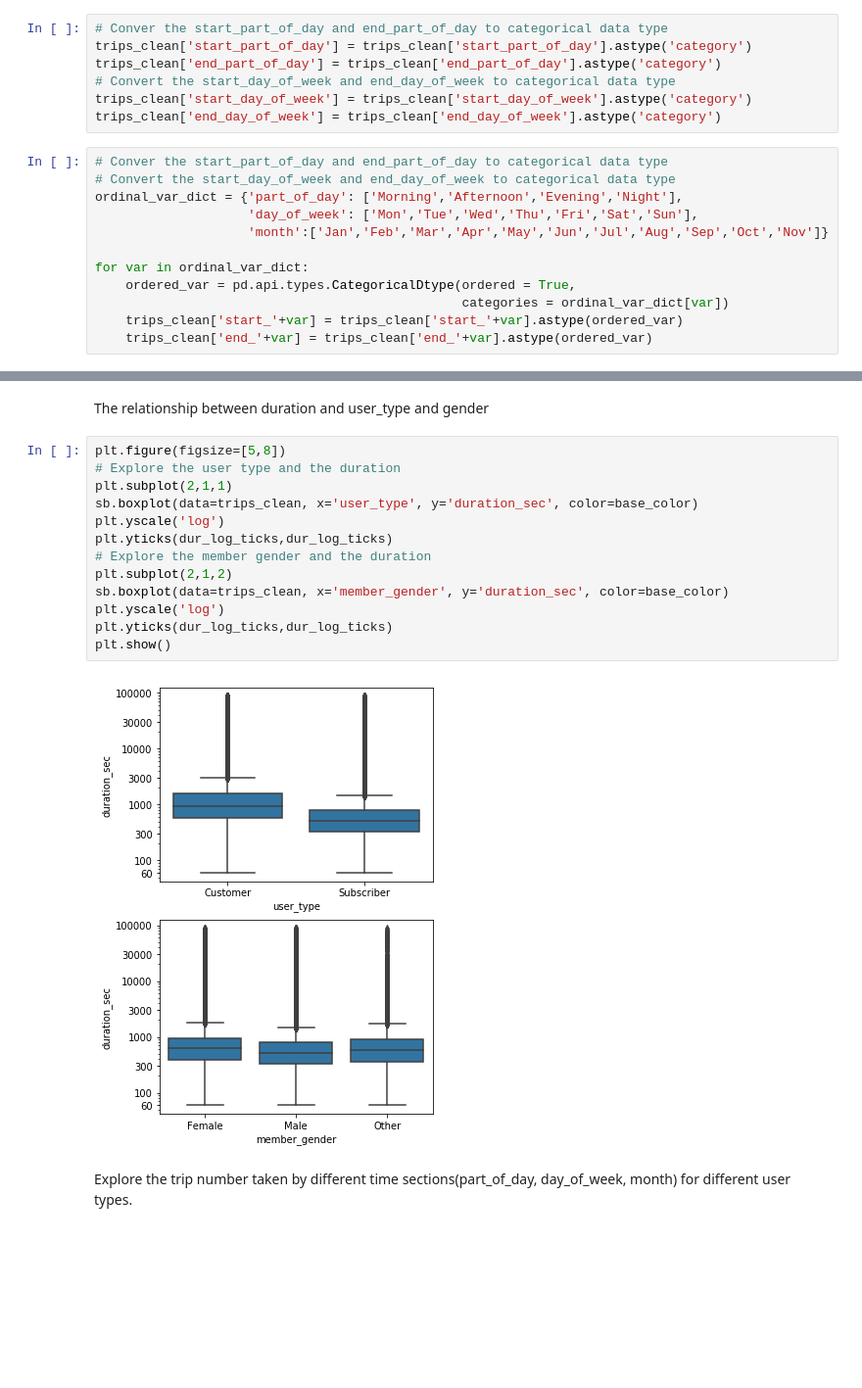
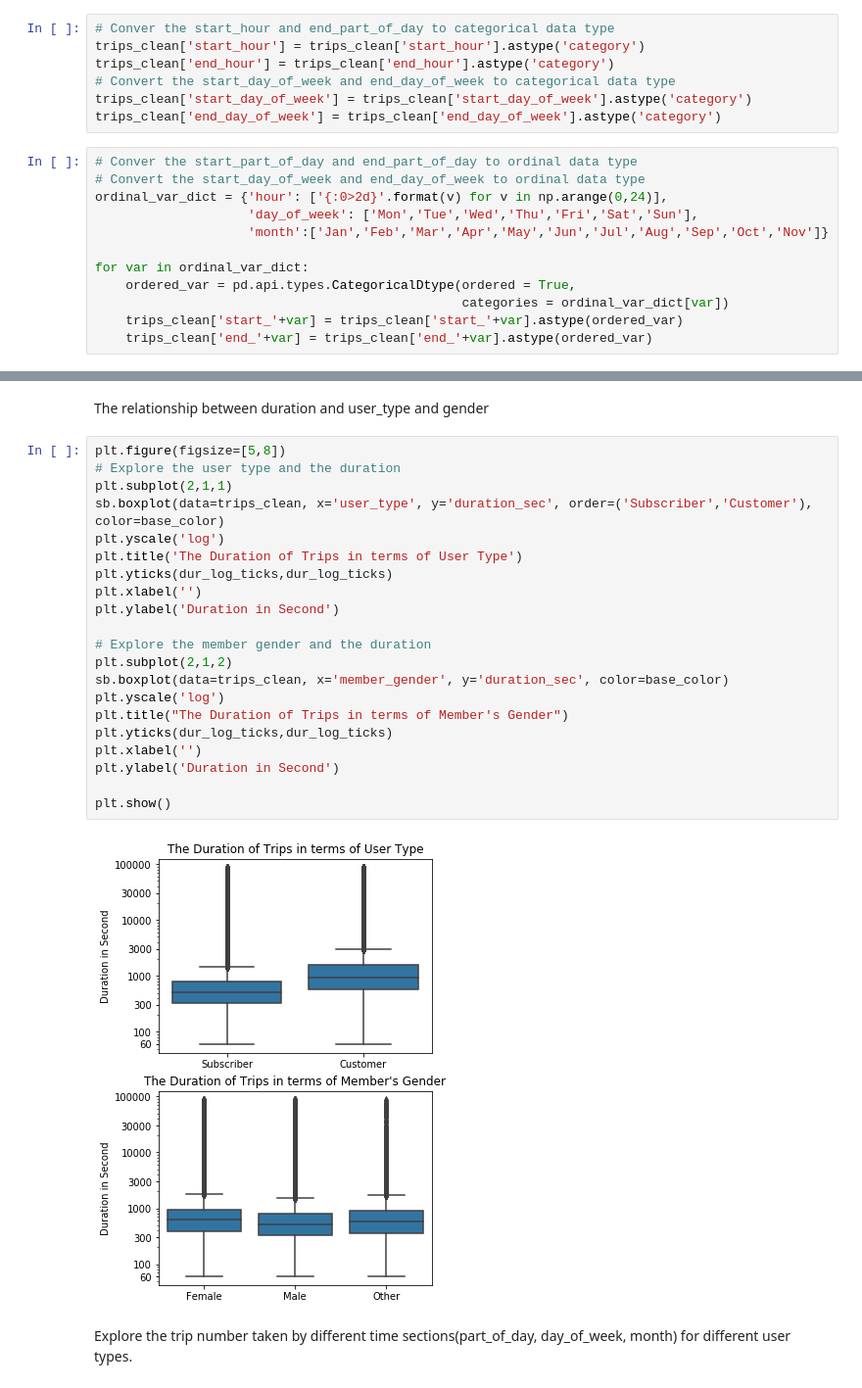
Before and after one commit to kf-wong/prj_communicate_data_findings, a Jupyter notebook: exploration_template.ipynb, the cells around one changed output, grey strips where cells are left out. Shown at 98% size. Cells and saved outputs as stored; diff of their text form; blank space fills up the shorter version.

```diff
--- a/exploration_template.ipynb
+++ b/exploration_template.ipynb
@@ -152,16 +142,16 @@ trips_clean['end_day_of_week'] = trips_clean['end_time'].apply(get_weekday)
 trips_clean['start_month'] = trips_clean['start_time'].apply(get_month)
 trips_clean['end_month'] = trips_clean['end_time'].apply(get_month)
 # %%
-# Conver the start_part_of_day and end_part_of_day to categorical data type
-trips_clean['start_part_of_day'] = trips_clean['start_part_of_day'].astype('category')
-trips_clean['end_part_of_day'] = trips_clean['end_part_of_day'].astype('category')
+# Conver the start_hour and end_part_of_day to categorical data type
+trips_clean['start_hour'] = trips_clean['start_hour'].astype('category')
+trips_clean['end_hour'] = trips_clean['end_hour'].astype('category')
 # Convert the start_day_of_week and end_day_of_week to categorical data type
 trips_clean['start_day_of_week'] = trips_clean['start_day_of_week'].astype('category')
 trips_clean['end_day_of_week'] = trips_clean['end_day_of_week'].astype('category')
 # %%
-# Conver the start_part_of_day and end_part_of_day to categorical data type
-# Convert the start_day_of_week and end_day_of_week to categorical data type
-ordinal_var_dict = {'part_of_day': ['Morning','Afternoon','Evening','Night'],
+# Conver the start_part_of_day and end_part_of_day to ordinal data type
+# Convert the start_day_of_week and end_day_of_week to ordinal data type
+ordinal_var_dict = {'hour': ['{:0>2d}'.format(v) for v in np.arange(0,24)],
                     'day_of_week': ['Mon','Tue','Wed','Thu','Fri','Sat','Sun'],
                     'month':['Jan','Feb','Mar','Apr','May','Jun','Jul','Aug','Sep','Oct','Nov']}
 
@@ -489,17 +585,25 @@ The relationship between duration and user_type and gender
 # %%
 plt.figure(figsize=[5,8])
 # Explore the user type and the duration
 plt.subplot(2,1,1)
-sb.boxplot(data=trips_clean, x='user_type', y='duration_sec', color=base_color)
+sb.boxplot(data=trips_clean, x='user_type', y='duration_sec', order=('Subscriber','Customer'), color=base_color)
 plt.yscale('log')
+plt.title('The Duration of Trips in terms of User Type')
 plt.yticks(dur_log_ticks,dur_log_ticks)
+plt.xlabel('')
+plt.ylabel('Duration in Second')
+
 # Explore the member gender and the duration
 plt.subplot(2,1,2)
 sb.boxplot(data=trips_clean, x='member_gender', y='duration_sec', color=base_color)
 plt.yscale('log')
+plt.title("The Duration of Trips in terms of Member's Gender")
 plt.yticks(dur_log_ticks,dur_log_ticks)
+plt.xlabel('')
+plt.ylabel('Duration in Second')
+
 plt.show()
 # %% [output]
-[figure, old version]
+[figure, new version]
 # %% [markdown]
 Explore the trip number taken by different time sections(part_of_day, day_of_week, month) for different user types.
```
Also changed, not shown: parts of 59 cells of this notebook, 1 other file.
